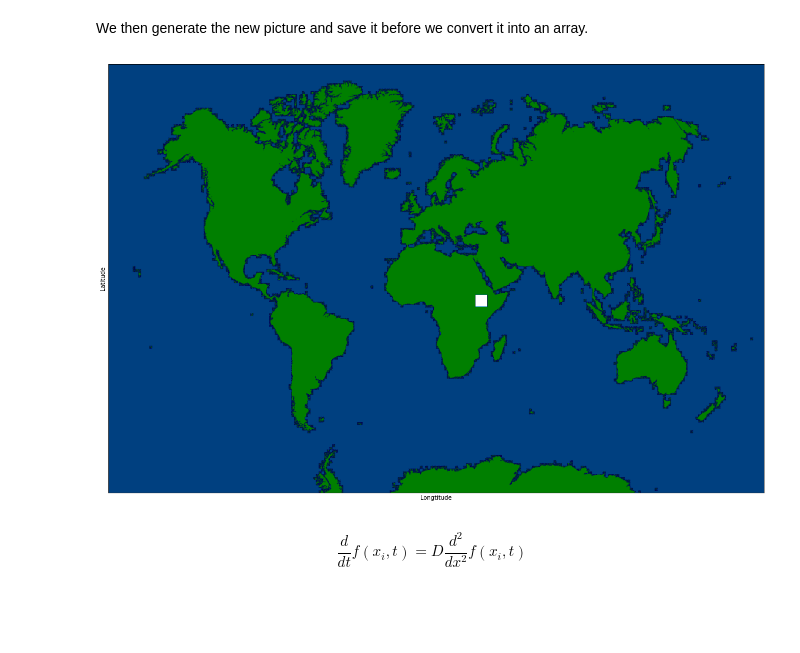
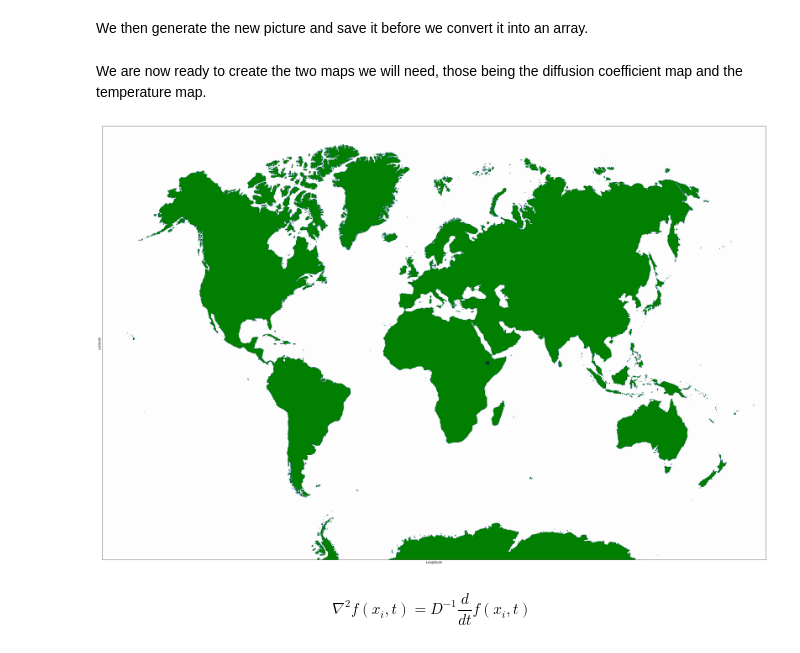
Before and after one commit to aethrvmn/Human-Diffusion, a Jupyter notebook: diffusion_process.ipynb, the cells around one changed output. Drawn from its saved outputs; the diff is of its cells as text; code cells hidden in the pictures; blank space fills up the shorter version.

```diff
--- a/diffusion_process.ipynb
+++ b/diffusion_process.ipynb
@@ -49,34 +47,38 @@ img_array=plt.imread('pure-bw-earth.jpg')
+# %% [markdown]
+We are now ready to create the two maps we will need, those being the diffusion coefficient map and the temperature map.
 # %%
 height = img_array.shape[0]
 width = img_array.shape[1]
 
 temp_matrix = np.zeros(shape = (height, width))
-# temp_matrix[:,:] =
+diff_matrix = np.zeros(shape = (height, width))
 
 for i in tqdm(np.arange(len(img_array))):
     for j in np.arange(len(img_array[0])):
-        if img_array[i][j][0] == 255:
-            temp_matrix[i][j] = 1000
+        if img_array[i][j][0] > 200:
+            temp_matrix[i][j] = 1
+            # diff_matrix[i][j] = 0
 
-temp_matrix[675:710, 1075:1110] = 2000
+temp_matrix[680:690, 1110:1120] = 0.2
+# diff_matrix = diff_matrix*0.1
 
-diffusion_matrix = np.ones(shape = (height, width))
 
 dx = dy = dt = 1
-
-Tcool, Thot = 300, 700
+time = np.arange(0, 1000, dt)
+t_cool, t_hot = 300, 700
 nx, ny = int(width/dx), int(height/dy)
 # %%
-plt.figure(figsize=(20,20))
+plt.figure(figsize=(40,40))
 # plt.imshow(img_array)
 plt.imshow(temp_matrix, cmap = 'ocean')
+plt.imshow(diff_matrix, cmap = 'ocean', alpha = 0.01)
 plt.ylabel('Latitude')
 plt.xlabel('Longtitude')
 plt.xticks([])
 plt.yticks([])
 plt.savefig('heatmap-earth.jpg')
 plt.show()
 # %% [output]
-[figure, old version]
+[figure, new version]
 # %% [markdown]
-\begin{equation} \frac{d}{dt}f(x_{i},t) = D\frac{d^{2}}{dx^{2}} f(x_{i},t)\tag{1}\end{equation}
+\begin{equation} \nabla^{2} f(x_{i},t) = D^{-1}\frac{d}{dt}f(x_{i},t) \tag{1}\end{equation}
```
Also changed, not shown: parts of 2 cells of this notebook, 5 other files.
